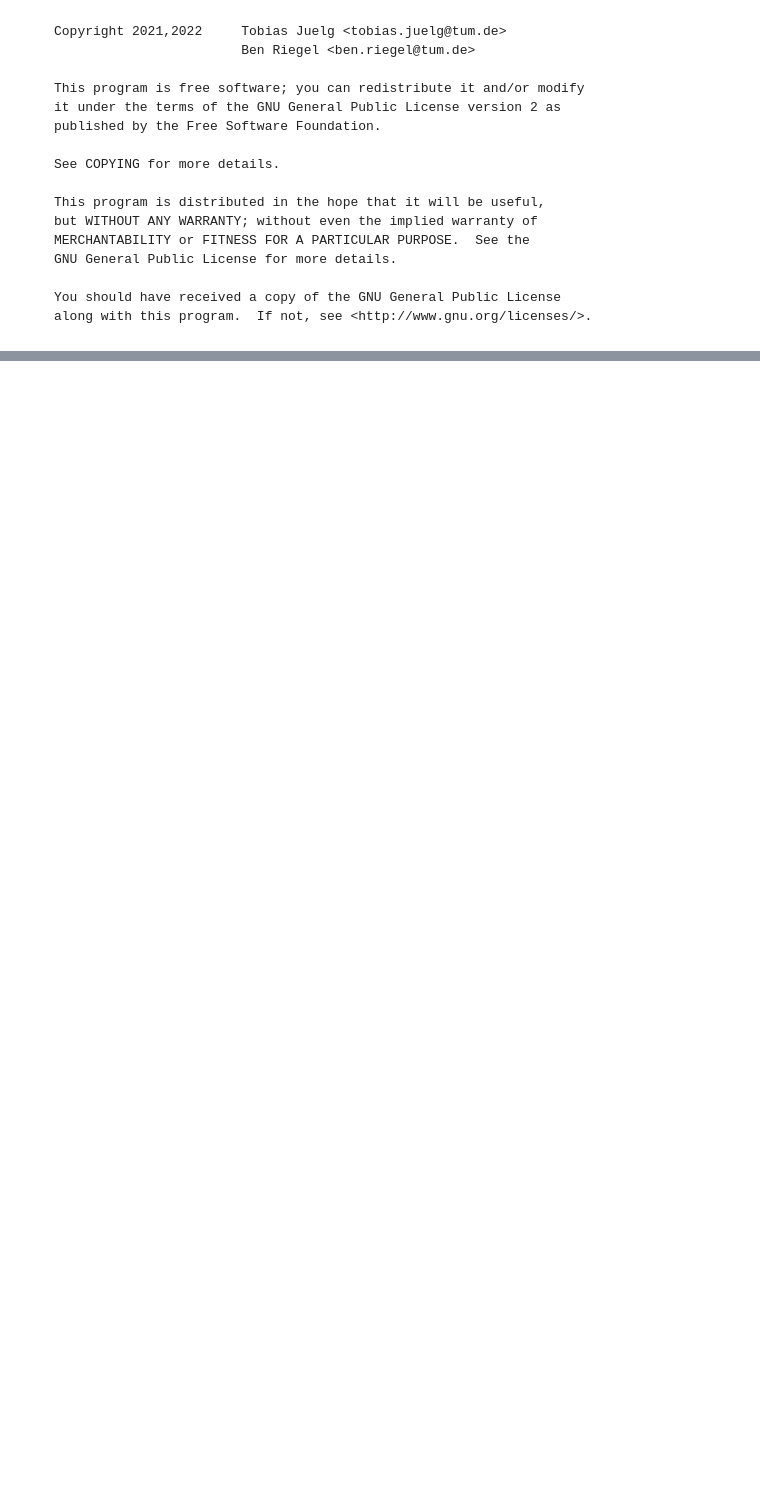
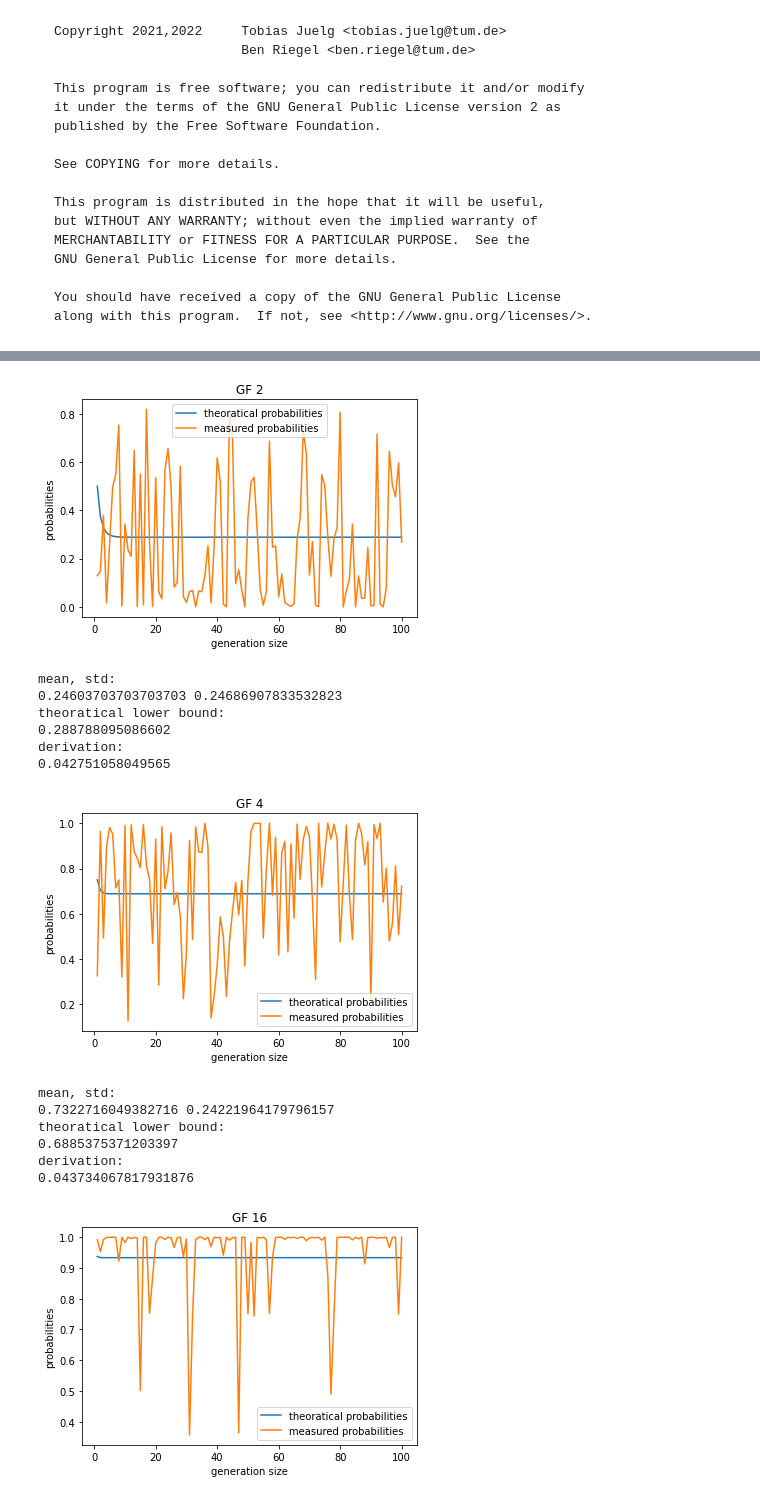
Before and after one commit to MrSarius/nc-validator, a Jupyter notebook: evaluation/eval.ipynb, the cells around one changed output, grey strips where cells are left out. Saved outputs shown, nothing was run; the diff lists cells and outputs as text; code cells hidden in the pictures; blank space fills up the shorter version.

```diff
--- a/evaluation/eval.ipynb
+++ b/evaluation/eval.ipynb
@@ -107,9 +21,0 @@ finished first
-# %%
-dfs = {}
-for field in [2, 4, 16, 256]:
-    gf = gf2id[field]
-    fol = folder.format(field)
-    dfs[field] = []
-    #for i in range(1, 1000, 50):
-    for i in range(1, 100):
-        dfs[field].append(pd.read_csv(os.path.join(fol, fn.format(i))))
@@ -288,0 +49,63 @@ sorted(a)[-1]
+# %%
+
+files = os.listdir(folder_no_seed)
+dfs = {2: [None for _ in range(100)], 4: [None for _ in range(100)], 16: [None for _ in range(100)], 256: [None for _ in range(100)]}
+for file in files:
+    confs = file.split("_")
+    dfs[int(confs[2])][int(confs[3])-1] = pd.read_csv(os.path.join(folder_no_seed, file))
+# %%
+
+def plot_for_q(field):
+    # calculate averages over all iterations
+    gen_sizes = dfs[field]
+    x = []
+    y = []
+    y_t = []
+    for gen_size in gen_sizes:
+        # iterations
+        x.append(gen_size["gen_size"][0])
+        y.append(sum(gen_size["linear_dependent"]==0)/len(gen_size["linear_dependent"]))
+        #print(sum(gen_size["linear_dependent"]==0))
+        y_t.append(theory(gen_size["gen_size"][0], field))
+
+
+    # for each gf, plot x=generation size, y=percentage linear dependent
+
+    #plt.plot((x[0], x[-1]), (lower_bounds[field], lower_bounds[field]), label="theoratical lower bound")
+    plt.plot(x, y_t, label="theoratical probabilities")
+    plt.plot(x, y, label="measured probabilities")
+
+    plt.legend()
+    plt.ylabel('probabilities')
+    plt.xlabel('generation size')
+    plt.title(f"GF {field}")
+    plt.show()
+    #plt.savefig(f"gf{field}.png", dpi=200)#, bbox_inches='tight')
+
+    # print stds and mean for larger than 20
+    x = np.array(x)
+    y = np.array(y)
+    print("mean, std:")
+    print(np.mean(y[x>=20]), np.std(y[x>=20]))
+    print("theoratical lower bound:")
+    print(lower_bounds[field])
+    print("derivation:")
+    print(abs(lower_bounds[field]-np.mean(y[x>=20])))
+for q in [2, 4, 16, 256]:
+    plot_for_q(q)
+# %% [output]
+[figure, added]
+mean, std:
+0.24603703703703703 0.24686907833532823
+theoratical lower bound:
+0.288788095086602
+derivation:
+0.042751058049565
+[figure, added]
+mean, std:
+0.7322716049382716 0.24221964179796157
+theoratical lower bound:
+0.6885375371203397
+derivation:
+0.043734067817931876
+[figure, added]
```
Also changed, not shown: parts of 35 cells of this notebook, 1 other file.
